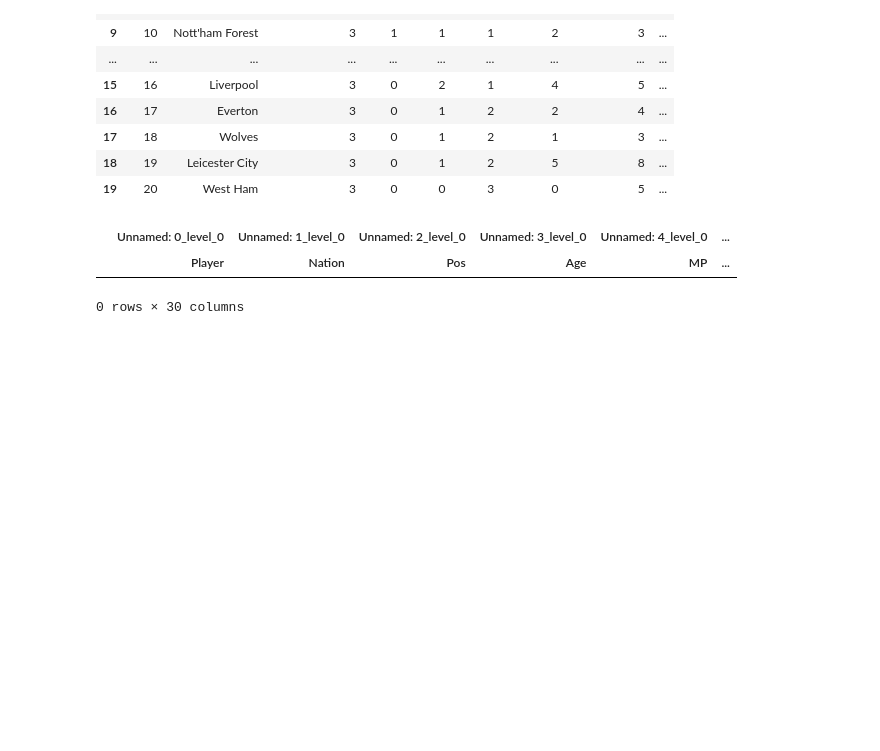
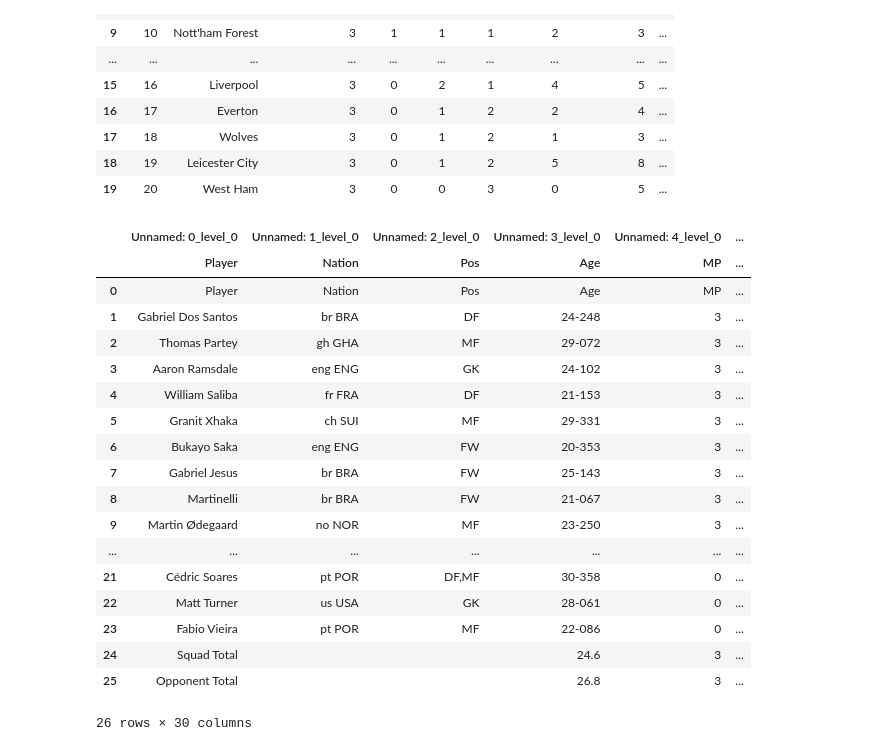
Before and after one commit to jambakukuking/Football-Statistics, a Jupyter notebook: Football.ipynb, the cells around one changed output. Cells and saved outputs as stored; diff of their text form; code cells hidden in the pictures; blank space fills up the shorter version.

```diff
--- a/Football.ipynb
+++ b/Football.ipynb
@@ -28,0 +65,3 @@ players = soup.find_all('td', class_ = 'hide', itemprop='athlete')
+# %%
+y = x.find_all('th', id = 'yw1_c1')
+y
@@ -98,4 +122,11 @@ x = soup.find('table', class_ = "stats_table sortable min_width")
 # %%
+## Arsenal Players
+
+players_page = requests.get('https://fbref.com/en/squads/18bb7c10/Arsenal-Stats').text
+soup = BeautifulSoup(players_page, 'lxml')
+
+x = soup.find('table', class_ = "stats_table sortable min_width")
+
 
 headers = []
 
@@ -128,32 +159,63 @@ headers.insert(20, 'Expected')
 headers.insert(24, 'Per 90 Minutes')
 headers.insert(24, 'Per 90 Minutes')
 headers.insert(24, 'Per 90 Minutes')
 headers.insert(24, 'Per 90 Minutes')
 headers.insert(24, 'Per 90 Minutes')
 
 df = pd.DataFrame(columns = headers)
 df
 
 
 
 headers2 = []
 
 for i in range(30):
     y = x.find_all('th', class_ = ['poptip left', 'poptip center', 'poptip center group_start', 'poptip hide_non_quals center group_start', 'poptip hide_non_quals center'])[i]
     headers2.append(y.text)  # This shows full text
 
 
 # ## Insert empty header to the first column
 # headers.insert(0, '')
 
 headers_m = (headers, headers2)
 
 ## Save array as csv then turn csv into dataframe
 np.savetxt('myfile.csv', headers_m, fmt='%s', delimiter=',')
 
 df = pd.read_csv(('myfile.csv'), header=[0,1])
-df.head()
+
+
+## Run it once only or else it's gonna keep adding into the dataframe
+for row in x.find_all('tr')[1:]:
+    data = row.find_all(['td', 'th'])
+    row_data = [td.text.strip() for td in data]
+    length = len(df)
+    df.loc[length] = row_data
+
+df
+
+# pd.DataFrame.to_excel(df, 'df.xlsx')
+
+##################################################################
+# APPARENTLY YOU CANT FIND ALL AND STILL FIND ALL, IT WON'T WORK #
+##################################################################
 # %% [output]
 |  | Unnamed: 0_level_0 | Unnamed: 1_level_0 | Unnamed: 2_level_0 | Unnamed: 3_level_0 | Unnamed: 4_level_0 | ... |
 |  | Player | Nation | Pos | Age | MP | ... |
+| 0 | Player | Nation | Pos | Age | MP | ... |
+| 1 | Gabriel Dos Santos | br BRA | DF | 24-248 | 3 | ... |
+| 2 | Thomas Partey | gh GHA | MF | 29-072 | 3 | ... |
+| 3 | Aaron Ramsdale | eng ENG | GK | 24-102 | 3 | ... |
+| 4 | William Saliba | fr FRA | DF | 21-153 | 3 | ... |
+| 5 | Granit Xhaka | ch SUI | MF | 29-331 | 3 | ... |
+| 6 | Bukayo Saka | eng ENG | FW | 20-353 | 3 | ... |
+| 7 | Gabriel Jesus | br BRA | FW | 25-143 | 3 | ... |
+| 8 | Martinelli | br BRA | FW | 21-067 | 3 | ... |
+| 9 | Martin Ødegaard | no NOR | MF | 23-250 | 3 | ... |
+| ... | ... | ... | ... | ... | ... | ... |
+| 21 | Cédric Soares | pt POR | DF,MF | 30-358 | 0 | ... |
+| 22 | Matt Turner | us USA | GK | 28-061 | 0 | ... |
+| 23 | Fabio Vieira | pt POR | MF | 22-086 | 0 | ... |
+| 24 | Squad Total |  |  | 24.6 | 3 | ... |
+| 25 | Opponent Total |  |  | 26.8 | 3 | ... |
-0 rows × 30 columns
+26 rows × 30 columns
```
Also changed, not shown: parts of 4 cells of this notebook.
